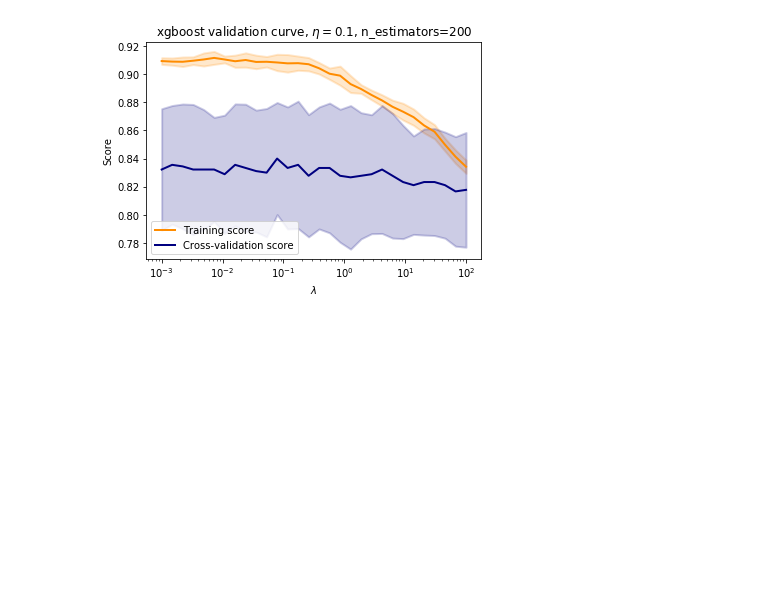
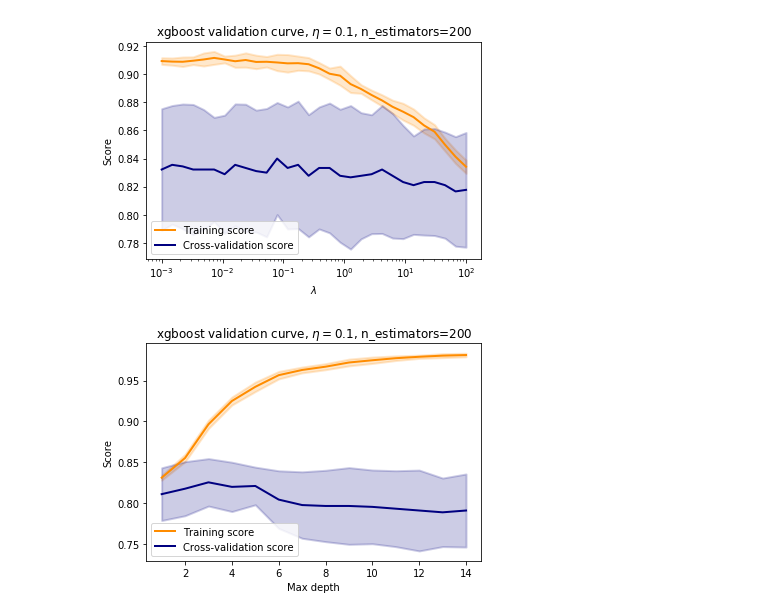
Before and after one commit to Hodapp87/kaggle-titanic, a Jupyter notebook: Scratch for Titanic competition on Kaggle.ipynb, the cells around one changed output. Saved outputs shown, nothing was run; the diff lists cells and outputs as text; code cells hidden in the pictures; blank space fills up the shorter version.

```diff
--- a/Scratch for Titanic competition on Kaggle.ipynb
+++ b/Scratch for Titanic competition on Kaggle.ipynb
@@ -187,7 +174,7 @@ xgboost.plot_importance(xgb, ax=matplotlib.pyplot.gca())
 <matplotlib.axes._subplots.AxesSubplot at 0x...>
 [figure]
 # %%
-def plot_validation(train_scores, test_scores, param_range):
+def plot_validation(train_scores, test_scores, param_range, linear=False):
     # Code adapted from:
     # http://scikit-learn.org/stable/auto_examples/model_selection/plot_validation_curve.html
     train_scores_mean = numpy.mean(train_scores, axis=1)
@@ -197,13 +184,21 @@ def plot_validation(train_scores, test_scores, param_range):
     plt.ylabel("Score")
     #plt.ylim(0.0, 1.1)
     lw = 2
-    plt.semilogx(param_range, train_scores_mean, label="Training score",
+    if linear:
+        plt.plot(param_range, train_scores_mean, label="Training score",
                  color="darkorange", lw=lw)
+    else:
+        plt.semilogx(param_range, train_scores_mean, label="Training score",
+                     color="darkorange", lw=lw)
     plt.fill_between(param_range, train_scores_mean - train_scores_std,
                      train_scores_mean + train_scores_std, alpha=0.2,
                      color="darkorange", lw=lw)
-    plt.semilogx(param_range, test_scores_mean, label="Cross-validation score",
+    if linear:
+        plt.plot(param_range, test_scores_mean, label="Cross-validation score",
                  color="navy", lw=lw)
+    else:
+        plt.semilogx(param_range, test_scores_mean, label="Cross-validation score",
+                     color="navy", lw=lw)
     plt.fill_between(param_range, test_scores_mean - test_scores_std,
                      test_scores_mean + test_scores_std, alpha=0.2,
                      color="navy", lw=lw)
@@ -266,3 +261,14 @@ plt.xlabel("$\lambda$")
 plot_validation(train_scores, valid_scores, rng)
 # %% [output]
 [figure]
+# %%
+xgb = xgboost.sklearn.XGBClassifier(nthread=-1, seed=12345, learning_rate=0.1, n_estimators=200)
+rng = numpy.arange(1, 15)
+train_scores, valid_scores = sklearn.model_selection.validation_curve(
+    xgb, train_X_arr, train_Y,
+    "max_depth", rng, cv=sklearn.model_selection.StratifiedShuffleSplit())
+plt.title("xgboost validation curve, $\eta=0.1$, n_estimators=200")
+plt.xlabel("Max depth")
+plot_validation(train_scores, valid_scores, rng, linear=True)
+# %% [output]
+[figure, added]
```
Also changed, not shown: parts of 16 cells of this notebook.
